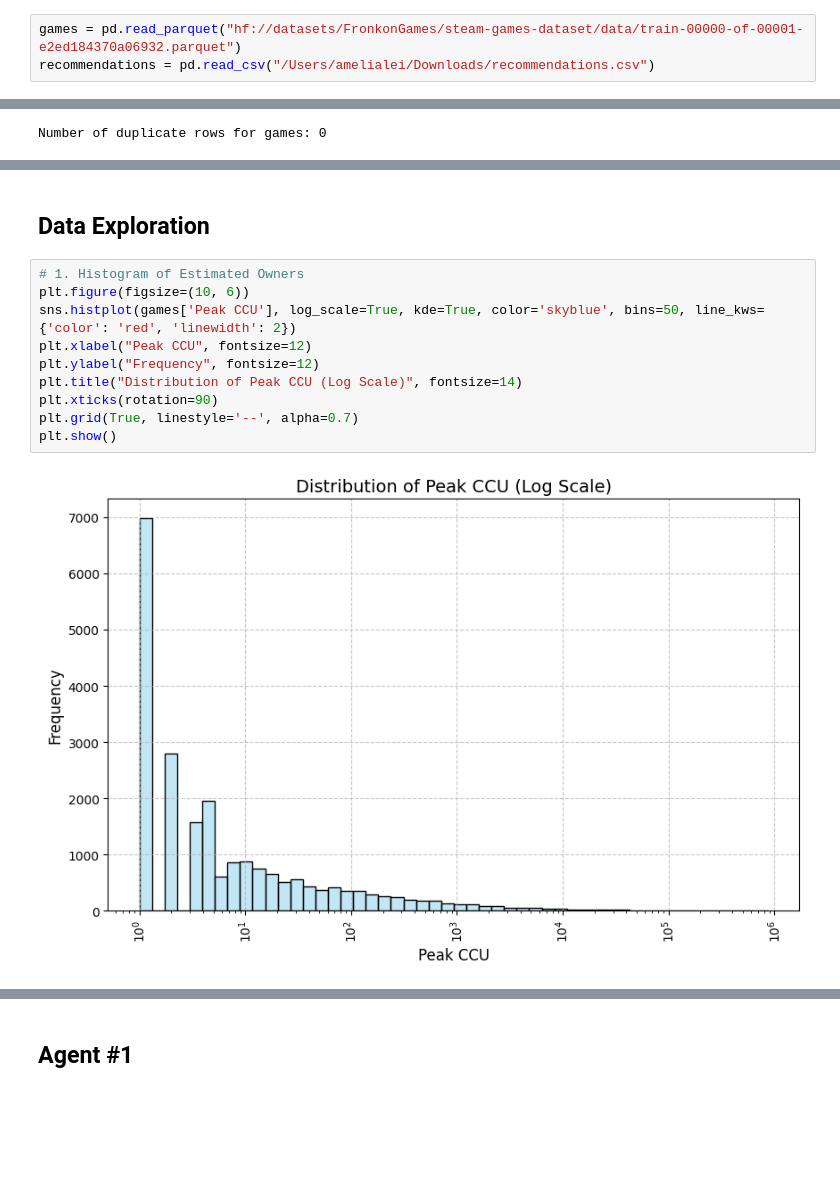
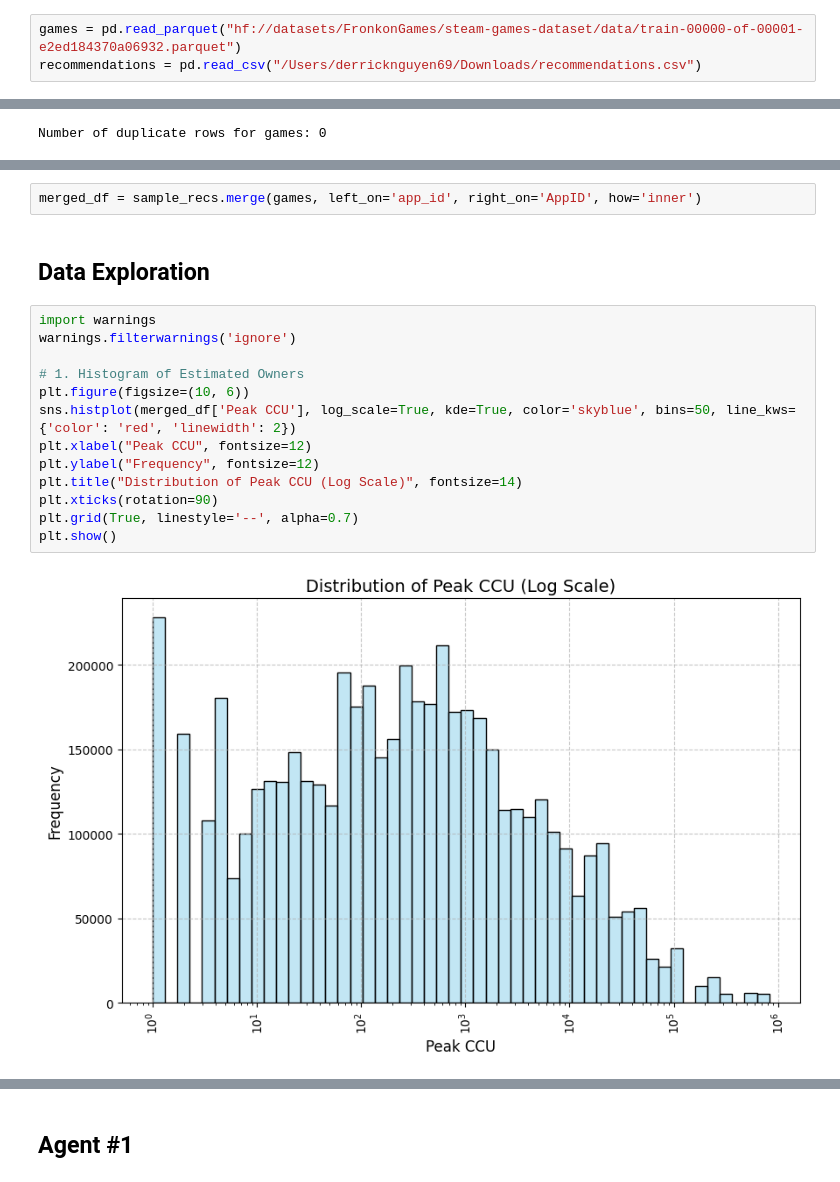
Before and after one commit to derricknguyen12/cse150a_project, a Jupyter notebook: proj.ipynb, the cells around one changed output, grey strips where cells are left out. Saved outputs shown, nothing was run; the diff lists cells and outputs as text; blank space fills up the shorter version.

```diff
--- a/proj.ipynb
+++ b/proj.ipynb
@@ -5,7 +5,7 @@ import seaborn as sns
 from collections import Counter
 # %%
 games = pd.read_parquet("hf://datasets/FronkonGames/steam-games-dataset/data/train-00000-of-00001-e2ed184370a06932.parquet")
-recommendations = pd.read_csv("/Users/amelialei/Downloads/recommendations.csv")
+recommendations = pd.read_csv("/Users/derricknguyen69/Downloads/recommendations.csv")
 # %%
 games.head(5)
 # %% [output]
@@ -294,17 +302,22 @@ Number of duplicate rows for games: 0
+# %%
+merged_df = sample_recs.merge(games, left_on='app_id', right_on='AppID', how='inner')
 # %% [markdown]
 ## Data Exploration
 # %%
+import warnings
+warnings.filterwarnings('ignore')
+
 # 1. Histogram of Estimated Owners
 plt.figure(figsize=(10, 6))
-sns.histplot(games['Peak CCU'], log_scale=True, kde=True, color='skyblue', bins=50, line_kws={'color': 'red', 'linewidth': 2})
+sns.histplot(merged_df['Peak CCU'], log_scale=True, kde=True, color='skyblue', bins=50, line_kws={'color': 'red', 'linewidth': 2})
 plt.xlabel("Peak CCU", fontsize=12)
 plt.ylabel("Frequency", fontsize=12)
 plt.title("Distribution of Peak CCU (Log Scale)", fontsize=14)
 plt.xticks(rotation=90)
 plt.grid(True, linestyle='--', alpha=0.7)
 plt.show()
 # %% [output]
-[figure, old version]
+[figure, new version]
 # %%
 # 2. Bar chart of Positive vs. Negative Reviews
 plt.figure(figsize=(10, 6))
```
Also changed, not shown: parts of 17 cells of this notebook.
